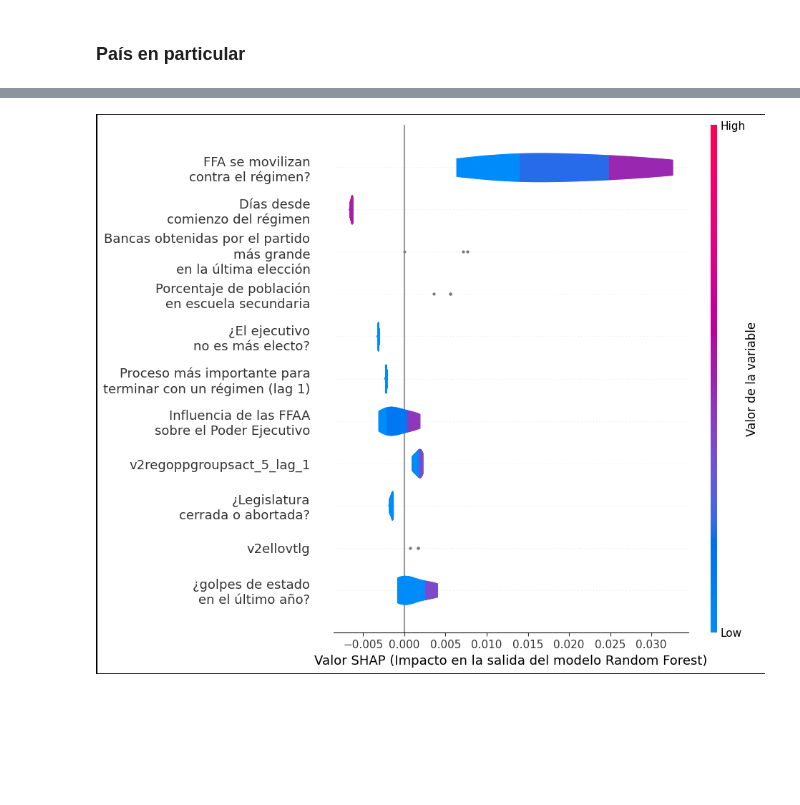
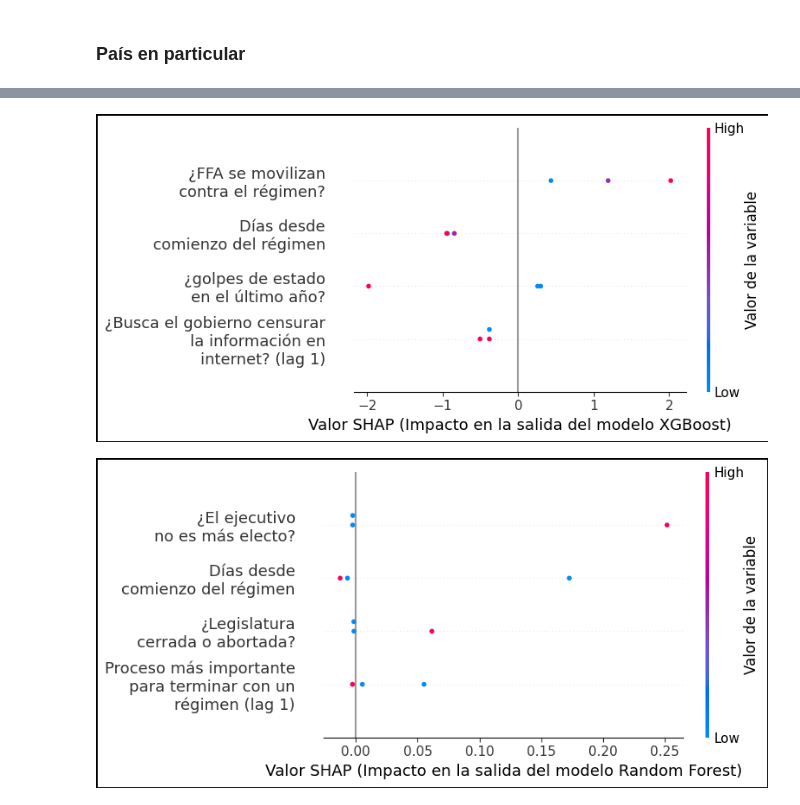
Before and after one commit to josesg998/esp_data_mining, a Jupyter notebook: corrida_final/analisis_final.ipynb, the cells around one changed output, grey strips where cells are left out. Cells and saved outputs as stored; diff of their text form; code cells hidden in the pictures; blank space fills up the shorter version.

```diff
--- a/corrida_final/analisis_final.ipynb
+++ b/corrida_final/analisis_final.ipynb
@@ -318,7 +332,7 @@ feat_imp_xgb
 import matplotlib.pyplot as plt
 import seaborn as sns
 # %%
-def shapley_violin_plot(model,X):
+def shapley_violin_plot(model,X,country:bool=False):
 
     shap_values = shap.TreeExplainer(model).shap_values(X)
 
@@ -331,11 +345,18 @@ def shapley_violin_plot(model,X):
         nombre = 'Random Forest'
     else:
         nombre = 'XGBoost'
-    shap.violin_plot(shap_values, X,max_display=11,
-                    feature_names=X_imp_labs,
-                    plot_size=.7,show=False,
-                    color_bar_label='Valor de la variable'
-                    )
+    if not country:
+
+        shap.violin_plot(shap_values, X,max_display=11,
+                        feature_names=X_imp_labs,
+                        plot_size=.7,show=False,
+                        color_bar_label='Valor de la variable'
+                        )
+    else:
+        shap.summary_plot(shap_values, X, max_display=4,show=False,
+                          feature_names=X_imp_labs,plot_size=.6,
+                        color_bar_label='Valor de la variable')
+
 
     plt.xlabel(f'Valor SHAP (Impacto en la salida del modelo {nombre})')
 
@@ -381,4 +646,10 @@ get_key('Niger')
+# %%
+f = shapley_violin_plot(xgb,X_test.loc[(X_test['year']<2023)&(X_test['country_id']==get_key('Níger'))],country=True);
+plt.savefig('../entregas/imagenes/12_shapley_values_xgb_niger.png',bbox_inches='tight',dpi=300)
+# %% [output]
+[figure, added]
 # %%
-shapley_violin_plot(rf,X_test[(X_test['year']<2023)&(X_test['country_id']==get_key('Niger'))])
+f = shapley_violin_plot(rf,X_test[(X_test['year']<2023)&(X_test['country_id']==get_key('Afganistán'))],country=True);
+plt.savefig('../entregas/imagenes/13_shapley_values_rf_afganistan.png',bbox_inches='tight',dpi=300)
 # %% [output]
-[figure, old version]
+[figure, new version]
```
Also changed, not shown: parts of 35 cells of this notebook, 10 other files.
